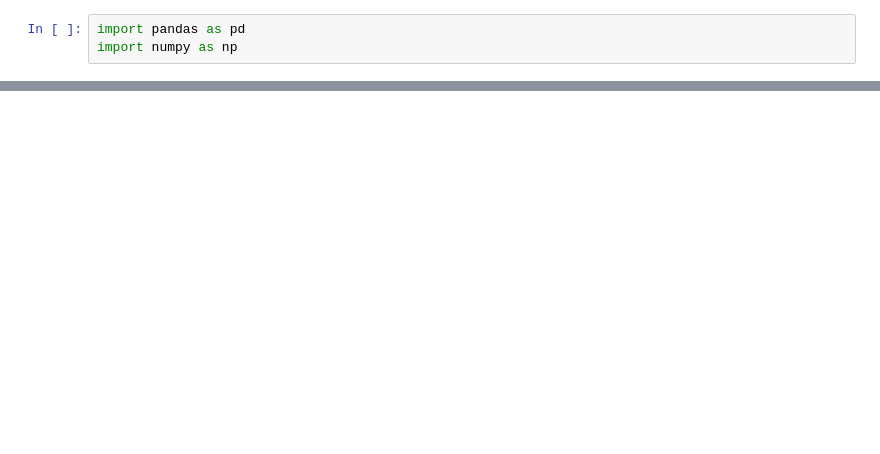
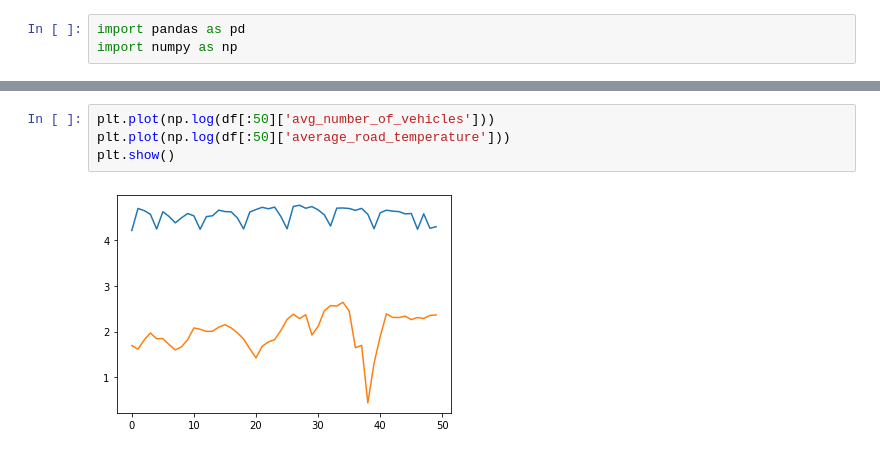
Before and after one commit to LeventSoykan/Analysis_IBB_Istanbul_Weather_Traffic_Dataset, a Jupyter notebook: analysis_daily_figures.ipynb, the cells around one changed output, grey strips where cells are left out. Saved outputs shown, nothing was run; the diff lists cells and outputs as text; blank space fills up the shorter version.

```diff
--- a/analysis_daily_figures.ipynb
+++ b/analysis_daily_figures.ipynb
@@ -160,0 +127,6 @@ source.text
+# %%
+plt.plot(np.log(df[:50]['avg_number_of_vehicles']))
+plt.plot(np.log(df[:50]['average_road_temperature']))
+plt.show()
+# %% [output]
+[figure, added]
```
Also changed, not shown: parts of 22 cells of this notebook, 1 other file.
